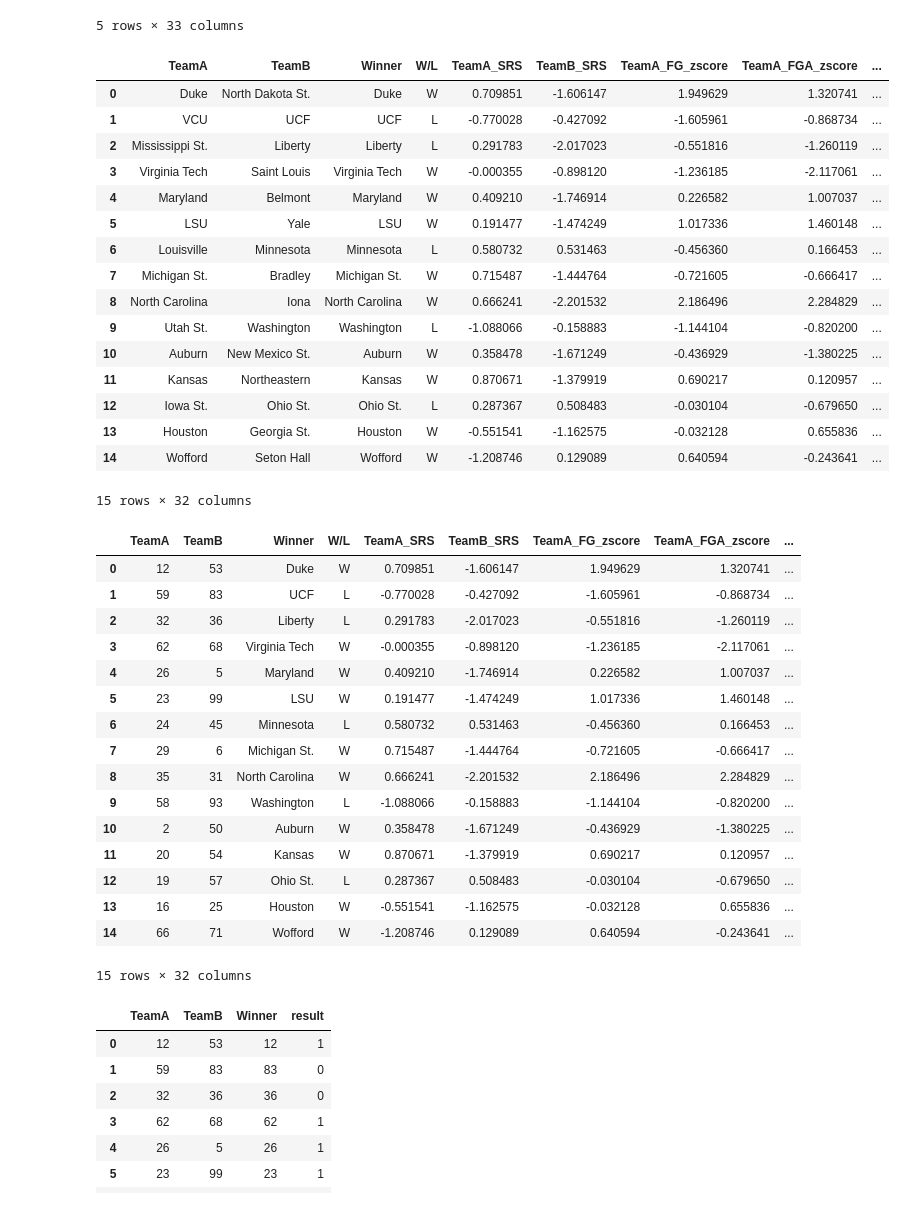
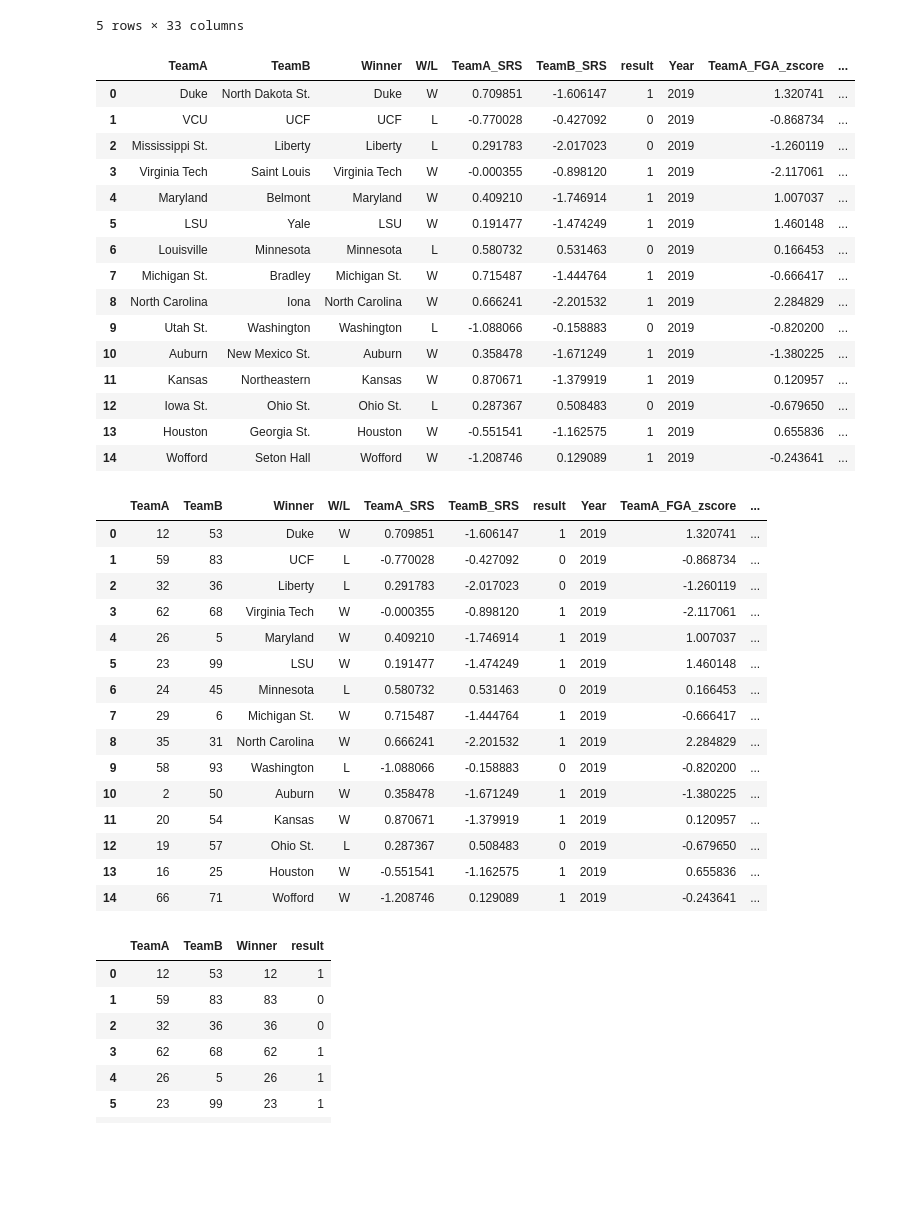
Before and after one commit to ktian9/svm-cs490, a Jupyter notebook: svm_2.ipynb, the cells around one changed output. Drawn from its saved outputs; the diff is of its cells as text; code cells hidden in the pictures; blank space fills up the shorter version.

```diff
--- a/svm_2.ipynb
+++ b/svm_2.ipynb
@@ -47,36 +47,41 @@ training_set.head()
 | 4 | 4 | 2019 | Maryland | Belmont | 0.226582 | 1.007037 | -0.090884 | ... |
 5 rows × 33 columns
 # %%
-training_set = training_set[['TeamA', 'TeamB', "Winner", "W/L", "TeamA_SRS", 'TeamB_SRS', 'TeamA_FG_zscore', 'TeamA_FGA_zscore' , 'TeamA_2P_zscore', 'TeamA_2PA_zscore',
+"""training_set = training_set[['TeamA', 'TeamB', "Winner", "W/L", "TeamA_SRS",
+       'TeamB_SRS', 'TeamA_FG_zscore', 'TeamA_FGA_zscore' , 'TeamA_2P_zscore',
+       'TeamA_2PA_zscore',
        'TeamA_3P_zscore', 'TeamA_3PA_zscore', 'TeamA_FT_zscore',
        'TeamA_FTA_zscore', 'TeamA_FG%_zscore', 'TeamA_2P%_zscore',
        'TeamA_3P%_zscore', 'TeamA_FT%_zscore', 'TeamB_FG_zscore',
        'TeamB_FGA_zscore', 'TeamB_2P_zscore', 'TeamB_2PA_zscore',
        'TeamB_3P_zscore', 'TeamB_3PA_zscore', 'TeamB_FT_zscore',
        'TeamB_FTA_zscore', 'TeamB_FG%_zscore', 'TeamB_2P%_zscore',
-       'TeamB_3P%_zscore', 'TeamB_FT%_zscore',"Year", 'result']]
+       'TeamB_3P%_zscore', 'TeamB_FT%_zscore',"Year", 'result']]"""
+training_set = training_set[['TeamA', 'TeamB', "Winner", "W/L", "TeamA_SRS", "TeamB_SRS", 'result', 'Year',
+                             "TeamA_FGA_zscore", "TeamA_2P%_zscore",
+                             "TeamB_3PA_zscore", "TeamB_FT%_zscore",
+                             'TeamA_3P%_zscore','TeamA_2P%_zscore' ]]
 training_set = training_set.dropna() #SVM CANNOT BE TRAINED ON NA DATA
 
 
 training_set.head(15)
 # %% [output]
-|  | TeamA | TeamB | Winner | W/L | TeamA_SRS | TeamB_SRS | TeamA_FG_zscore | TeamA_FGA_zscore | ... |
-| 0 | Duke | North Dakota St. | Duke | W | 0.709851 | -1.606147 | 1.949629 | 1.320741 | ... |
-| 1 | VCU | UCF | UCF | L | -0.770028 | -0.427092 | -1.605961 | -0.868734 | ... |
-| 2 | Mississippi St. | Liberty | Liberty | L | 0.291783 | -2.017023 | -0.551816 | -1.260119 | ... |
-| 3 | Virginia Tech | Saint Louis | Virginia Tech | W | -0.000355 | -0.898120 | -1.236185 | -2.117061 | ... |
-| 4 | Maryland | Belmont | Maryland | W | 0.409210 | -1.746914 | 0.226582 | 1.007037 | ... |
-| 5 | LSU | Yale | LSU | W | 0.191477 | -1.474249 | 1.017336 | 1.460148 | ... |
-| 6 | Louisville | Minnesota | Minnesota | L | 0.580732 | 0.531463 | -0.456360 | 0.166453 | ... |
-| 7 | Michigan St. | Bradley | Michigan St. | W | 0.715487 | -1.444764 | -0.721605 | -0.666417 | ... |
-| 8 | North Carolina | Iona | North Carolina | W | 0.666241 | -2.201532 | 2.186496 | 2.284829 | ... |
-| 9 | Utah St. | Washington | Washington | L | -1.088066 | -0.158883 | -1.144104 | -0.820200 | ... |
-| 10 | Auburn | New Mexico St. | Auburn | W | 0.358478 | -1.671249 | -0.436929 | -1.380225 | ... |
-| 11 | Kansas | Northeastern | Kansas | W | 0.870671 | -1.379919 | 0.690217 | 0.120957 | ... |
-| 12 | Iowa St. | Ohio St. | Ohio St. | L | 0.287367 | 0.508483 | -0.030104 | -0.679650 | ... |
-| 13 | Houston | Georgia St. | Houston | W | -0.551541 | -1.162575 | -0.032128 | 0.655836 | ... |
-| 14 | Wofford | Seton Hall | Wofford | W | -1.208746 | 0.129089 | 0.640594 | -0.243641 | ... |
+|  | TeamA | TeamB | Winner | W/L | TeamA_SRS | TeamB_SRS | result | Year | TeamA_FGA_zscore | ... |
+| 0 | Duke | North Dakota St. | Duke | W | 0.709851 | -1.606147 | 1 | 2019 | 1.320741 | ... |
+| 1 | VCU | UCF | UCF | L | -0.770028 | -0.427092 | 0 | 2019 | -0.868734 | ... |
+| 2 | Mississippi St. | Liberty | Liberty | L | 0.291783 | -2.017023 | 0 | 2019 | -1.260119 | ... |
+| 3 | Virginia Tech | Saint Louis | Virginia Tech | W | -0.000355 | -0.898120 | 1 | 2019 | -2.117061 | ... |
+| 4 | Maryland | Belmont | Maryland | W | 0.409210 | -1.746914 | 1 | 2019 | 1.007037 | ... |
+| 5 | LSU | Yale | LSU | W | 0.191477 | -1.474249 | 1 | 2019 | 1.460148 | ... |
+| 6 | Louisville | Minnesota | Minnesota | L | 0.580732 | 0.531463 | 0 | 2019 | 0.166453 | ... |
+| 7 | Michigan St. | Bradley | Michigan St. | W | 0.715487 | -1.444764 | 1 | 2019 | -0.666417 | ... |
+| 8 | North Carolina | Iona | North Carolina | W | 0.666241 | -2.201532 | 1 | 2019 | 2.284829 | ... |
+| 9 | Utah St. | Washington | Washington | L | -1.088066 | -0.158883 | 0 | 2019 | -0.820200 | ... |
+| 10 | Auburn | New Mexico St. | Auburn | W | 0.358478 | -1.671249 | 1 | 2019 | -1.380225 | ... |
+| 11 | Kansas | Northeastern | Kansas | W | 0.870671 | -1.379919 | 1 | 2019 | 0.120957 | ... |
+| 12 | Iowa St. | Ohio St. | Ohio St. | L | 0.287367 | 0.508483 | 0 | 2019 | -0.679650 | ... |
+| 13 | Houston | Georgia St. | Houston | W | -0.551541 | -1.162575 | 1 | 2019 | 0.655836 | ... |
+| 14 | Wofford | Seton Hall | Wofford | W | -1.208746 | 0.129089 | 1 | 2019 | -0.243641 | ... |
-15 rows × 32 columns
 # %%
 from sklearn.preprocessing import LabelEncoder
 encoder=LabelEncoder() #label encode anything that is a string... any new added features will need to be encoded if not numerical
@@ -87,23 +92,22 @@ converted_season["TeamB"]=encoder.fit_transform(training_set["TeamB"])
 
 converted_season.head(15)
 # %% [output]
-|  | TeamA | TeamB | Winner | W/L | TeamA_SRS | TeamB_SRS | TeamA_FG_zscore | TeamA_FGA_zscore | ... |
-| 0 | 12 | 53 | Duke | W | 0.709851 | -1.606147 | 1.949629 | 1.320741 | ... |
-| 1 | 59 | 83 | UCF | L | -0.770028 | -0.427092 | -1.605961 | -0.868734 | ... |
-| 2 | 32 | 36 | Liberty | L | 0.291783 | -2.017023 | -0.551816 | -1.260119 | ... |
-| 3 | 62 | 68 | Virginia Tech | W | -0.000355 | -0.898120 | -1.236185 | -2.117061 | ... |
-| 4 | 26 | 5 | Maryland | W | 0.409210 | -1.746914 | 0.226582 | 1.007037 | ... |
-| 5 | 23 | 99 | LSU | W | 0.191477 | -1.474249 | 1.017336 | 1.460148 | ... |
-| 6 | 24 | 45 | Minnesota | L | 0.580732 | 0.531463 | -0.456360 | 0.166453 | ... |
-| 7 | 29 | 6 | Michigan St. | W | 0.715487 | -1.444764 | -0.721605 | -0.666417 | ... |
-| 8 | 35 | 31 | North Carolina | W | 0.666241 | -2.201532 | 2.186496 | 2.284829 | ... |
-| 9 | 58 | 93 | Washington | L | -1.088066 | -0.158883 | -1.144104 | -0.820200 | ... |
-| 10 | 2 | 50 | Auburn | W | 0.358478 | -1.671249 | -0.436929 | -1.380225 | ... |
-| 11 | 20 | 54 | Kansas | W | 0.870671 | -1.379919 | 0.690217 | 0.120957 | ... |
-| 12 | 19 | 57 | Ohio St. | L | 0.287367 | 0.508483 | -0.030104 | -0.679650 | ... |
-| 13 | 16 | 25 | Houston | W | -0.551541 | -1.162575 | -0.032128 | 0.655836 | ... |
-| 14 | 66 | 71 | Wofford | W | -1.208746 | 0.129089 | 0.640594 | -0.243641 | ... |
+|  | TeamA | TeamB | Winner | W/L | TeamA_SRS | TeamB_SRS | result | Year | TeamA_FGA_zscore | ... |
+| 0 | 12 | 53 | Duke | W | 0.709851 | -1.606147 | 1 | 2019 | 1.320741 | ... |
+| 1 | 59 | 83 | UCF | L | -0.770028 | -0.427092 | 0 | 2019 | -0.868734 | ... |
+| 2 | 32 | 36 | Liberty | L | 0.291783 | -2.017023 | 0 | 2019 | -1.260119 | ... |
+| 3 | 62 | 68 | Virginia Tech | W | -0.000355 | -0.898120 | 1 | 2019 | -2.117061 | ... |
+| 4 | 26 | 5 | Maryland | W | 0.409210 | -1.746914 | 1 | 2019 | 1.007037 | ... |
+| 5 | 23 | 99 | LSU | W | 0.191477 | -1.474249 | 1 | 2019 | 1.460148 | ... |
+| 6 | 24 | 45 | Minnesota | L | 0.580732 | 0.531463 | 0 | 2019 | 0.166453 | ... |
+| 7 | 29 | 6 | Michigan St. | W | 0.715487 | -1.444764 | 1 | 2019 | -0.666417 | ... |
+| 8 | 35 | 31 | North Carolina | W | 0.666241 | -2.201532 | 1 | 2019 | 2.284829 | ... |
+| 9 | 58 | 93 | Washington | L | -1.088066 | -0.158883 | 0 | 2019 | -0.820200 | ... |
+| 10 | 2 | 50 | Auburn | W | 0.358478 | -1.671249 | 1 | 2019 | -1.380225 | ... |
+| 11 | 20 | 54 | Kansas | W | 0.870671 | -1.379919 | 1 | 2019 | 0.120957 | ... |
+| 12 | 19 | 57 | Ohio St. | L | 0.287367 | 0.508483 | 0 | 2019 | -0.679650 | ... |
+| 13 | 16 | 25 | Houston | W | -0.551541 | -1.162575 | 1 | 2019 | 0.655836 | ... |
+| 14 | 66 | 71 | Wofford | W | -1.208746 | 0.129089 | 1 | 2019 | -0.243641 | ... |
-15 rows × 32 columns
 # %%
 converted_season["Winner"] = np.where(converted_season['W/L'] == 'W', converted_season['TeamA'], converted_season['TeamB'])
 
```
Also changed, not shown: parts of 10 cells of this notebook.
